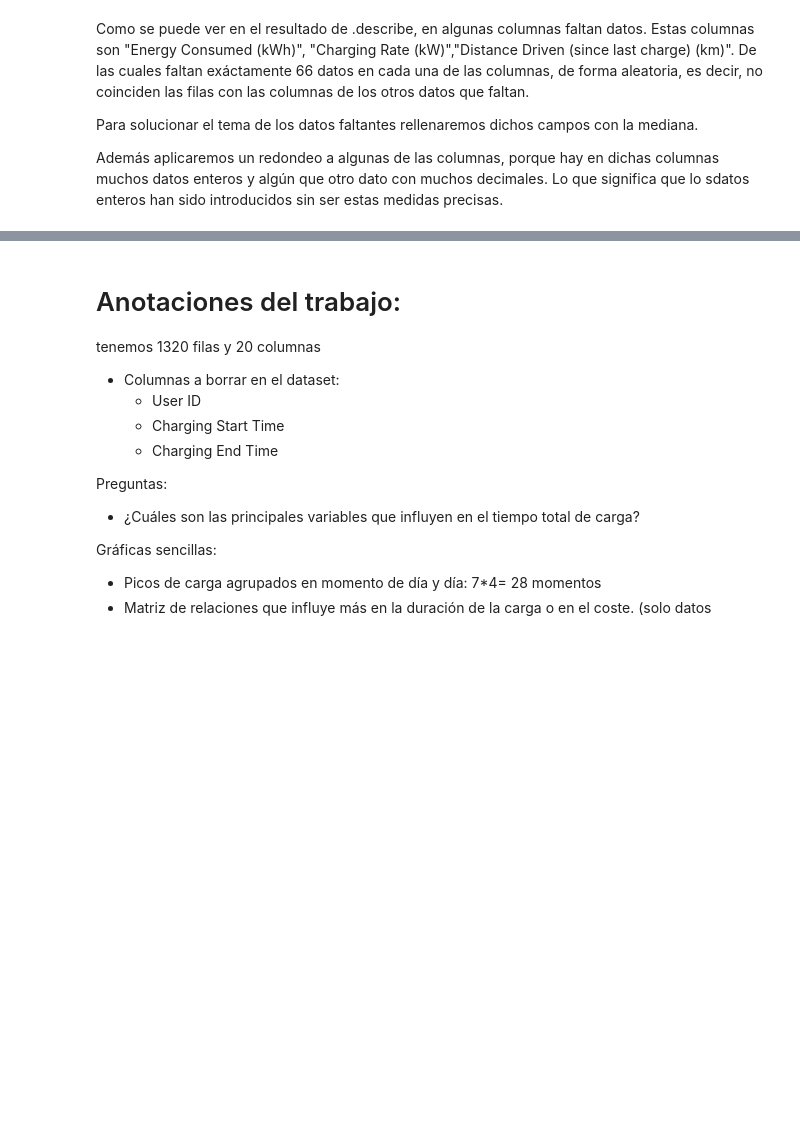
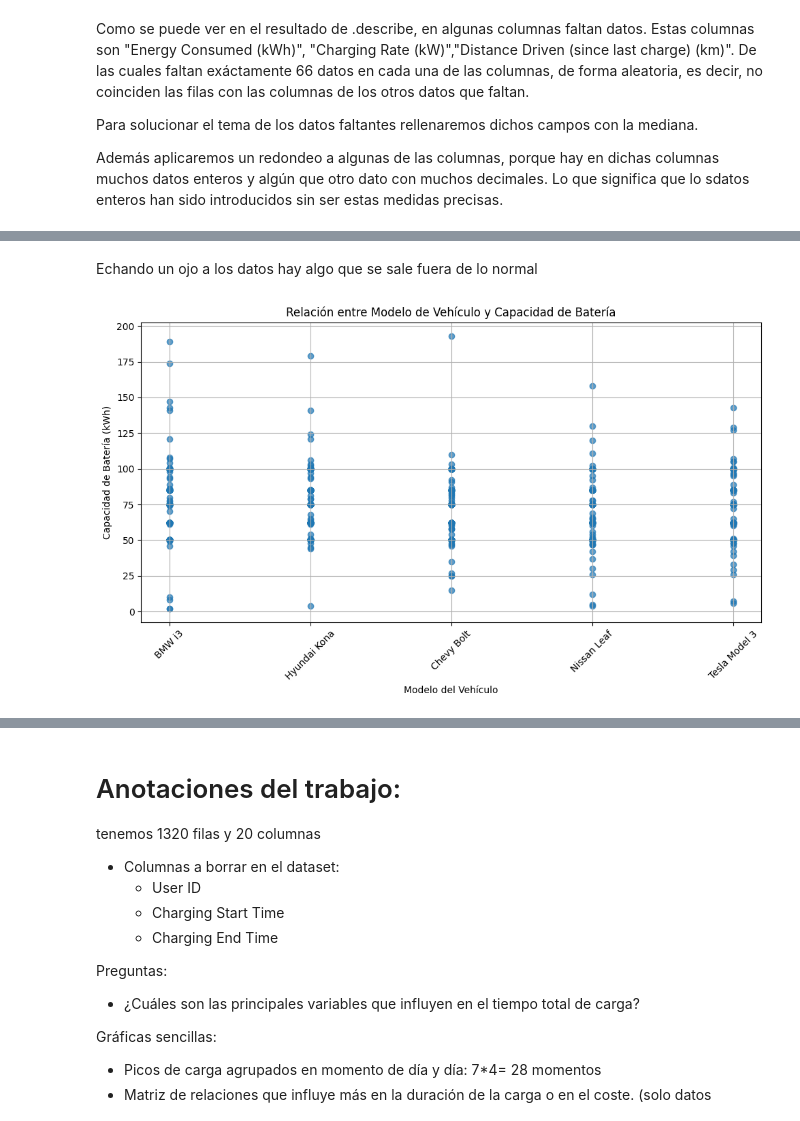
Before and after one commit to bermejo4/MachineLearning-MADI, a Jupyter notebook: DataScience/FinalProject_DS_Jaime.ipynb, the cells around one changed output, grey strips where cells are left out. Cells and saved outputs as stored; diff of their text form; code cells hidden in the pictures; blank space fills up the shorter version.

```diff
--- a/DataScience/FinalProject_DS_Jaime.ipynb
+++ b/DataScience/FinalProject_DS_Jaime.ipynb
@@ -157,6 +159,13 @@ raw_data['Vehicle Age (years)'] = raw_data['Vehicle Age (years)'].round(0)
 
 # Verifica los cambios en las columnas
 print(raw_data[['Battery Capacity (kWh)', 'Vehicle Age (years)']].head())
+
+# Crear la columna 'Percentage of Charge' y eliminar columnas
+raw_data['Percentage of Charge'] = raw_data['State of Charge (End %)'] - raw_data['State of Charge (Start %)']
+data_cleaned = raw_data.drop(columns=['User ID', 'Charging Station ID', 'Charging Start Time', 'Charging End Time', 'State of Charge (Start %)', 'State of Charge (End %)'])
+
+# Mostrar el DataFrame resultante
+data_cleaned
 # %% [output]
 User ID                                     0
 Vehicle Model                               0
@@ -185,0 +218,15 @@ raw_data
+# %% [markdown]
+Echando un ojo a los datos hay algo que se sale fuera de lo normal
+# %%
+# Generar un scatter plot de Vehicle Model vs Battery Capacity (kWh)
+plt.figure(figsize=(10, 6))
+plt.scatter(data_cleaned['Vehicle Model'], data_cleaned['Battery Capacity (kWh)'], alpha=0.7)
+plt.title('Relación entre Modelo de Vehículo y Capacidad de Batería')
+plt.xlabel('Modelo del Vehículo')
+plt.ylabel('Capacidad de Batería (kWh)')
+plt.xticks(rotation=45)
+plt.grid(True)
+plt.tight_layout()
+plt.show()
+# %% [output]
+[figure, added]
```
Also changed, not shown: parts of 6 cells of this notebook.
